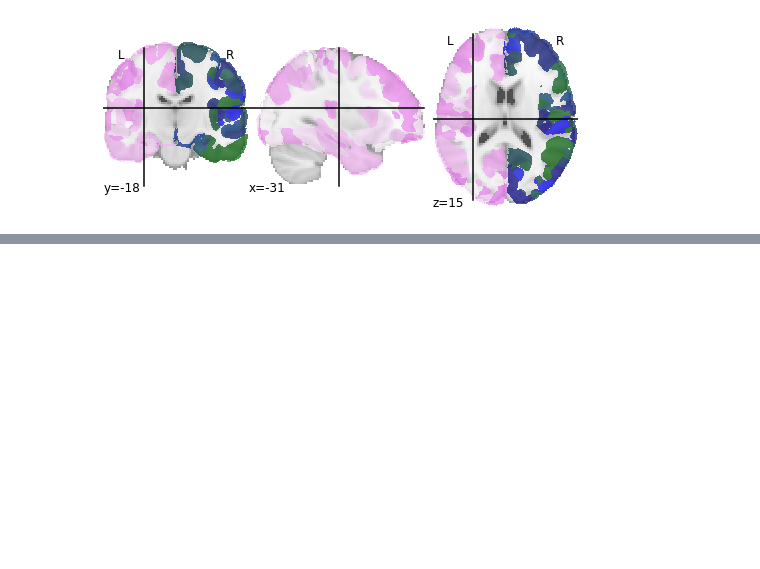
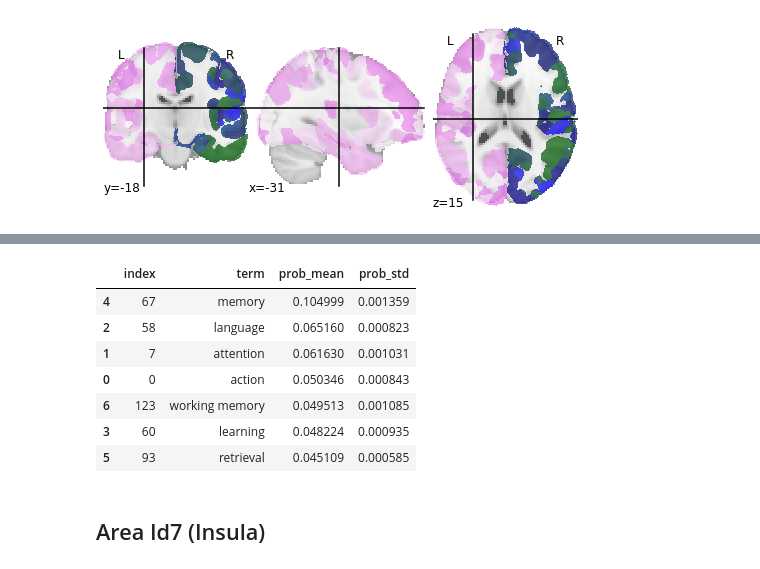
Before and after one commit to gzanitti/NeuroLang, a Jupyter notebook: examples/Reverse poeppl et al 2019.ipynb, the cells around one changed output, grey strips where cells are left out. Drawn from its saved outputs; the diff is of its cells as text; code cells hidden in the pictures; blank space fills up the shorter version.

```diff
--- a/examples/Reverse poeppl et al 2019.ipynb
+++ b/examples/Reverse poeppl et al 2019.ipynb
@@ -357,0 +433,28 @@ rest['result'].as_pandas_dataframe().sort_values('PROB', ascending=False).head(2
+# %%
+result_summary_stats = res['result_summary_stats']._container.copy()
+thr = np.percentile(result_summary_stats['prob_mean'], 95)
+sel_terms = (
+    result_summary_stats
+    .query('prob_mean >= @thr')
+    .reset_index()
+    .term
+    .unique()
+)
+results_summary_stats_thr = (
+    result_summary_stats
+    .query('term in @sel_terms')
+    .reset_index()
+    .sort_values(['prob_mean'], ascending=False)
+)
+results_summary_stats_thr
+# %% [output]
+|  | index | term | prob_mean | prob_std |
+| 4 | 67 | memory | 0.104999 | 0.001359 |
+| 2 | 58 | language | 0.065160 | 0.000823 |
+| 1 | 7 | attention | 0.061630 | 0.001031 |
+| 0 | 0 | action | 0.050346 | 0.000843 |
+| 6 | 123 | working memory | 0.049513 | 0.001085 |
+| 3 | 60 | learning | 0.048224 | 0.000935 |
+| 5 | 93 | retrieval | 0.045109 | 0.000585 |
+# %% [markdown]
+## Area Id7 (Insula)
```
Also changed, not shown: parts of 14 cells of this notebook, 1 other file.
